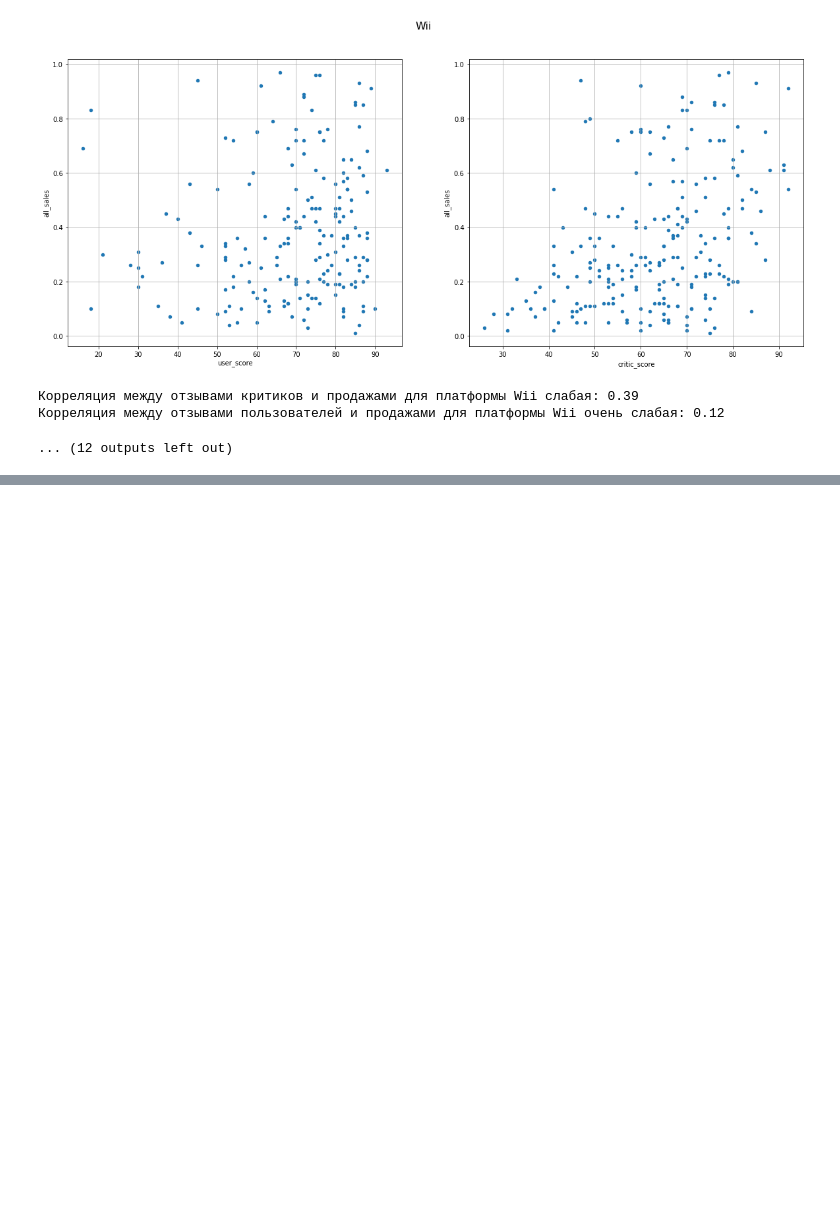
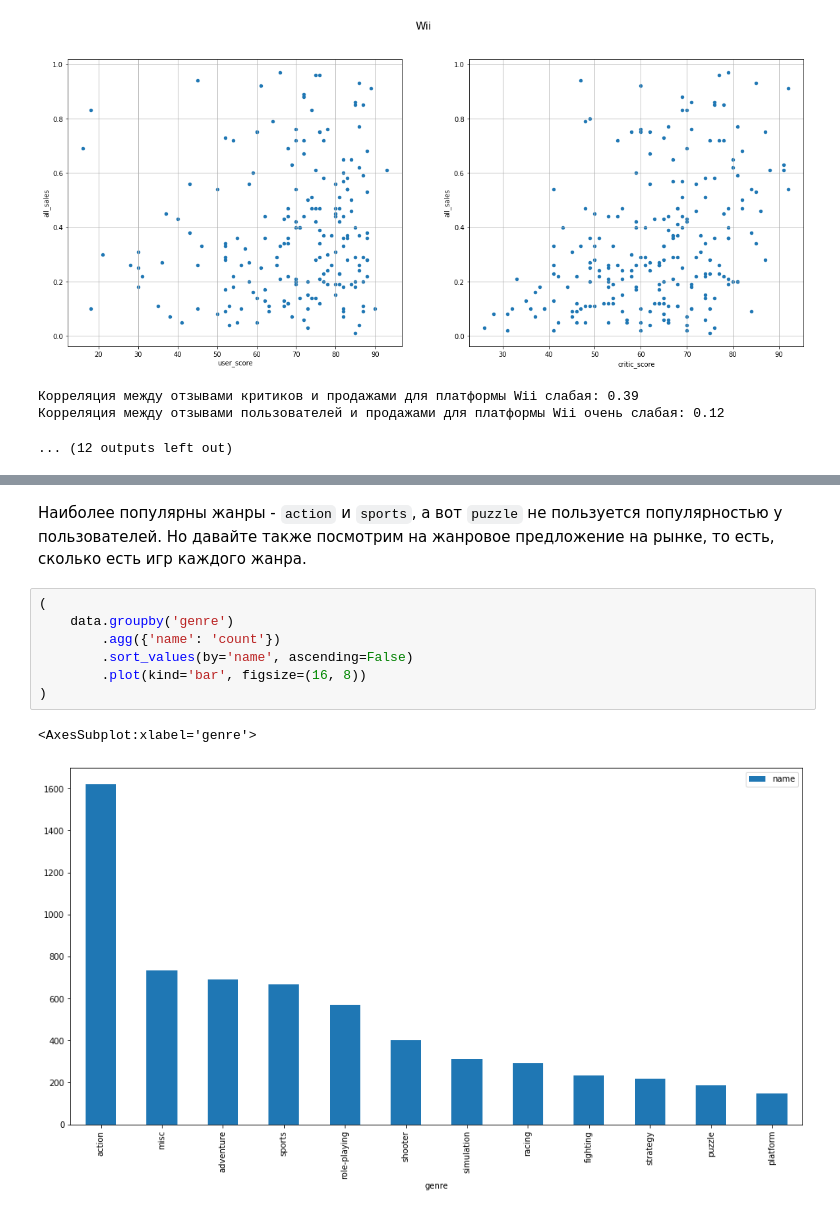
Before and after one commit to mariakyrychok/games, a Jupyter notebook: main.ipynb, the cells around one changed output, grey strips where cells are left out. Saved outputs shown, nothing was run; the diff lists cells and outputs as text; blank space fills up the shorter version.

```diff
--- a/main.ipynb
+++ b/main.ipynb
@@ -424,0 +456,12 @@ for platform in data['platform'].unique():
+# %% [markdown]
+Наиболее популярны жанры - `action` и `sports`, а вот `puzzle` не пользуется популярностью у пользователей. Но давайте также посмотрим на жанровое предложение на рынке, то есть, сколько есть игр каждого жанра.
+# %%
+(
+    data.groupby('genre')
+        .agg({'name': 'count'})
+        .sort_values(by='name', ascending=False)
+        .plot(kind='bar', figsize=(16, 8))
+)
+# %% [output]
+<AxesSubplot:xlabel='genre'>
+[figure, added]
```
Also changed, not shown: parts of 23 cells of this notebook.
